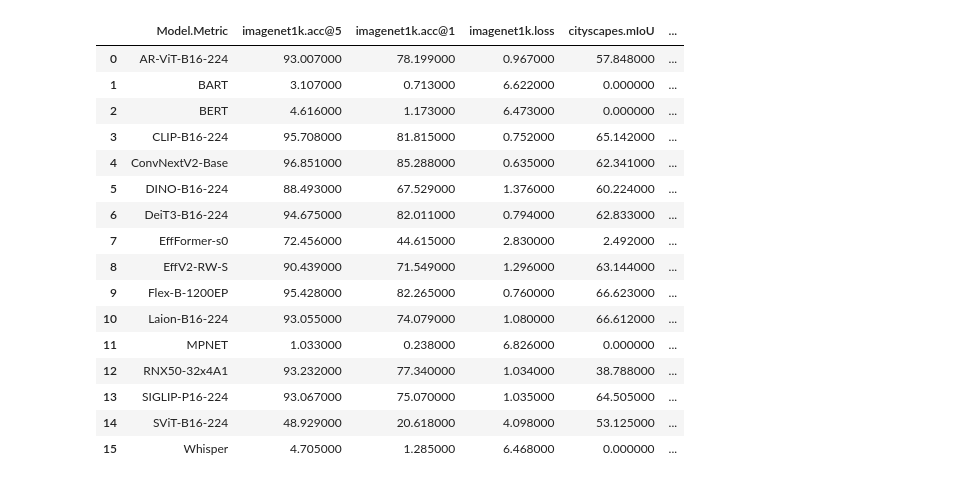
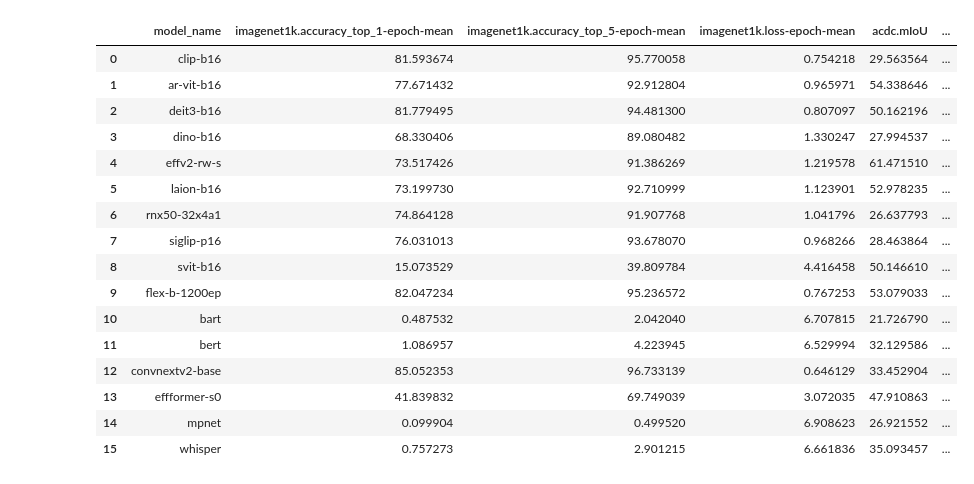
Before and after one commit to AntreasAntoniou/GATE, a Jupyter notebook: notebooks/analysis2.ipynb, the cells around one changed output. Cells and saved outputs as stored; diff of their text form; code cells hidden in the pictures.

```diff
--- a/notebooks/analysis2.ipynb
+++ b/notebooks/analysis2.ipynb
@@ -14,6 +14,6 @@ plt.style.use("ggplot")
 import wandb
 # %%
 source_csv_filepath = (
-    "13032024-full.csv"
+    "s01042024_df.csv"
 )
 source_csv_filepath = pathlib.Path(source_csv_filepath)
@@ -51,3 +20,16 @@ def load_data_as_df(filepath):
+# %%
+def load_data_as_df(filepath):
+    df = pd.read_csv(filepath)
+
+    # replace NA with 5
+    df = df.fillna(5)
+    # rename unnamed column to model_name
+    df = df.rename(columns={"Unnamed: 0": "model_name"})
+    # if a columne has testing/ensemble_3/ in it then rename it to replace testing/ensemble_3/ with ''
+    df.columns = df.columns.str.replace("testing/ensemble_3/", "")
+    # remove column exp_name
+    # df = df.drop(columns=["exp_name"])
+    return df
 # %%
 df = load_data_as_df(source_csv_filepath)
 
@@ -98,53 +79,53 @@ def move_column(df, column_name, position):
     if position < 0 or position > len(df.columns):
         raise ValueError(f"Position must be between 0 and {len(df.columns)}")
 
     # Get a list of the column names
     cols = df.columns.tolist()
 
     # Check if the column name is in the list
     if column_name in cols:
         # Remove the column from its current position
         cols.remove(column_name)
 
         # Insert the column at the specified position
         cols.insert(position, column_name)
 
         # Reorder the DataFrame
         df = df[cols]
 
     return df
 
-df = move_column(df, 'imagenet1k.acc@5', 1)  # Move 'hellobro' column to the second position
-df = move_column(df, 'imagenet1k.acc@1', 2)
-df = move_column(df, 'imagenet1k.loss', 3)
+df = move_column(df, 'imagenet1k.accuracy_top_1-epoch-mean', 1)  # Move 'hellobro' column to the second position
+df = move_column(df, 'imagenet1k.accuracy_top_5-epoch-mean', 2)
+df = move_column(df, 'imagenet1k.loss-epoch-mean', 3)
 
 from IPython.display import display
 
 # Assuming df is your DataFrame
 with pd.option_context("display.max_rows", None, "display.max_columns", None):
     display(
         df.style.set_table_attributes('style="display:inline"').bar(
             color="lightblue"
         )
     )
 # %% [output]
-|  | Model.Metric | imagenet1k.acc@5 | imagenet1k.acc@1 | imagenet1k.loss | cityscapes.mIoU | ... |
-| 0 | AR-ViT-B16-224 | 93.007000 | 78.199000 | 0.967000 | 57.848000 | ... |
-| 1 | BART | 3.107000 | 0.713000 | 6.622000 | 0.000000 | ... |
-| 2 | BERT | 4.616000 | 1.173000 | 6.473000 | 0.000000 | ... |
-| 3 | CLIP-B16-224 | 95.708000 | 81.815000 | 0.752000 | 65.142000 | ... |
-| 4 | ConvNextV2-Base | 96.851000 | 85.288000 | 0.635000 | 62.341000 | ... |
-| 5 | DINO-B16-224 | 88.493000 | 67.529000 | 1.376000 | 60.224000 | ... |
-| 6 | DeiT3-B16-224 | 94.675000 | 82.011000 | 0.794000 | 62.833000 | ... |
-| 7 | EffFormer-s0 | 72.456000 | 44.615000 | 2.830000 | 2.492000 | ... |
-| 8 | EffV2-RW-S | 90.439000 | 71.549000 | 1.296000 | 63.144000 | ... |
-| 9 | Flex-B-1200EP | 95.428000 | 82.265000 | 0.760000 | 66.623000 | ... |
-| 10 | Laion-B16-224 | 93.055000 | 74.079000 | 1.080000 | 66.612000 | ... |
-| 11 | MPNET | 1.033000 | 0.238000 | 6.826000 | 0.000000 | ... |
-| 12 | RNX50-32x4A1 | 93.232000 | 77.340000 | 1.034000 | 38.788000 | ... |
-| 13 | SIGLIP-P16-224 | 93.067000 | 75.070000 | 1.035000 | 64.505000 | ... |
-| 14 | SViT-B16-224 | 48.929000 | 20.618000 | 4.098000 | 53.125000 | ... |
-| 15 | Whisper | 4.705000 | 1.285000 | 6.468000 | 0.000000 | ... |
+|  | model_name | imagenet1k.accuracy_top_1-epoch-mean | imagenet1k.accuracy_top_5-epoch-mean | imagenet1k.loss-epoch-mean | acdc.mIoU | ... |
+| 0 | clip-b16 | 81.593674 | 95.770058 | 0.754218 | 29.563564 | ... |
+| 1 | ar-vit-b16 | 77.671432 | 92.912804 | 0.965971 | 54.338646 | ... |
+| 2 | deit3-b16 | 81.779495 | 94.481300 | 0.807097 | 50.162196 | ... |
+| 3 | dino-b16 | 68.330406 | 89.080482 | 1.330247 | 27.994537 | ... |
+| 4 | effv2-rw-s | 73.517426 | 91.386269 | 1.219578 | 61.471510 | ... |
+| 5 | laion-b16 | 73.199730 | 92.710999 | 1.123901 | 52.978235 | ... |
+| 6 | rnx50-32x4a1 | 74.864128 | 91.907768 | 1.041796 | 26.637793 | ... |
+| 7 | siglip-p16 | 76.031013 | 93.678070 | 0.968266 | 28.463864 | ... |
+| 8 | svit-b16 | 15.073529 | 39.809784 | 4.416458 | 50.146610 | ... |
+| 9 | flex-b-1200ep | 82.047234 | 95.236572 | 0.767253 | 53.079033 | ... |
+| 10 | bart | 0.487532 | 2.042040 | 6.707815 | 21.726790 | ... |
+| 11 | bert | 1.086957 | 4.223945 | 6.529994 | 32.129586 | ... |
+| 12 | convnextv2-base | 85.052353 | 96.733139 | 0.646129 | 33.452904 | ... |
+| 13 | effformer-s0 | 41.839832 | 69.749039 | 3.072035 | 47.910863 | ... |
+| 14 | mpnet | 0.099904 | 0.499520 | 6.908623 | 26.921552 | ... |
+| 15 | whisper | 0.757273 | 2.901215 | 6.661836 | 35.093457 | ... |
 # %%
 def rank_columns(df, keywords):
     """
```
Also changed, not shown: parts of 8 cells of this notebook, 13 other files.
